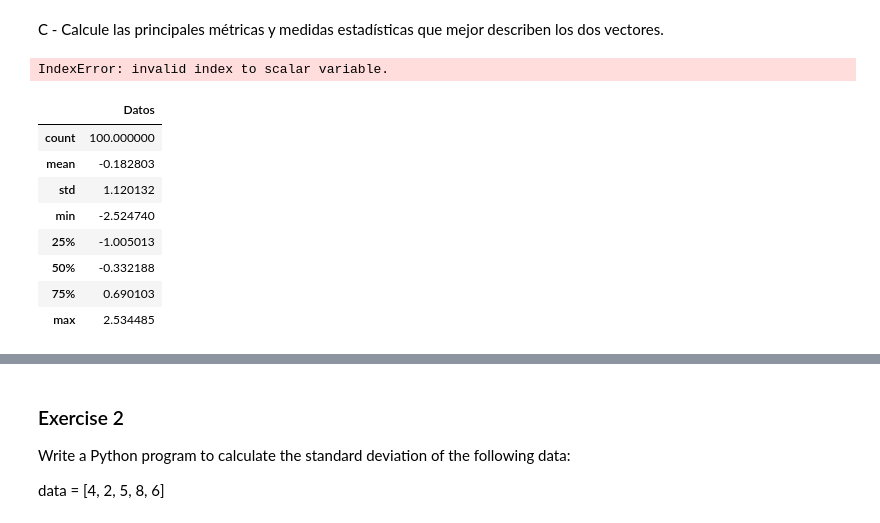
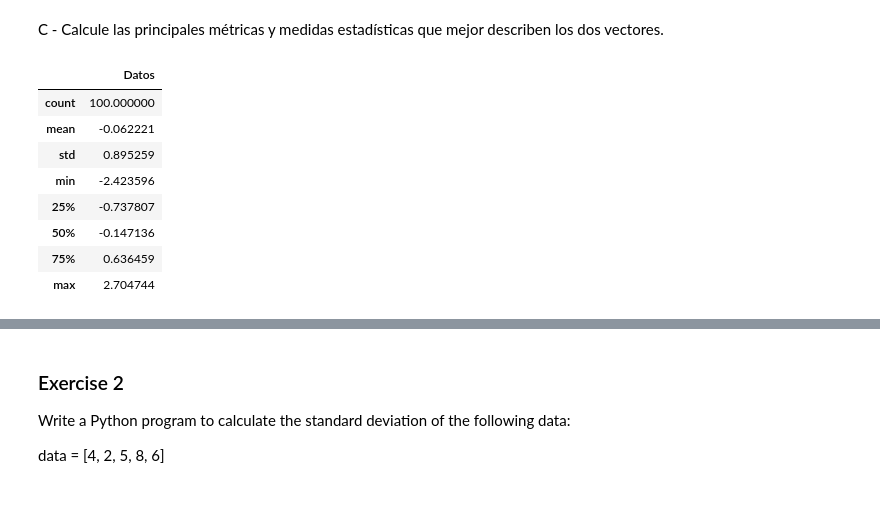
Before and after one commit to 4GeeksAcademy/my_descriptive-statistics-exercises-project-with-python, a Jupyter notebook: notebook/problems.ipynb, the cells around one changed output, grey strips where cells are left out. Cells and saved outputs as stored; diff of their text form; code cells hidden in the pictures.

```diff
--- a/notebook/problems.ipynb
+++ b/notebook/problems.ipynb
@@ -97,65 +60,33 @@ plt.show()
 # %% [markdown]
 C - Calcule las principales métricas y medidas estadísticas que mejor describen los dos vectores.
-# %%
-import numpy as np
-from scipy import stats
-import pandas as pd
-
-# Definir los parámetros para la distribución normal
-mu, sigma = 0, 1  # Media 0, Desviación estándar 1
-s = np.random.normal(mu, sigma, 100)
-
-# Calcular la media, mediana, moda y desviación estándar
-mean_s = np.mean(s)
-median_s = np.median(s)
-std_dev_s = np.std(s)
-
-# Para la moda usamos scipy.stats
-mode_s = stats.mode(s)[0][0]
-
-# Organizar los resultados en un diccionario
-stats_normal = {
-    "Media": mean_s,
-    "Mediana": median_s,
-    "Moda": mode_s,
-    "Desviación Estándar": std_dev_s
-}
-
-# Crear un DataFrame para visualizar
-df_stats_normal = pd.DataFrame(stats_normal, index=["Valores"]).T
-
-# Mostrar el DataFrame
-print(df_stats_normal)
-# %% [output]
-IndexError: invalid index to scalar variable.
 # %%
 import statistics as stats
 from scipy.stats import skew
 from scipy.stats import kurtosis
 import pandas as pd
 
-#mode = stats.mode(s)
+#mode = stats.mode(normal_array)
 #mode
 
-#media = stats.mean(s)
+#media = stats.mean(normal_array)
 #media
 
-#mediana = stats.median(s)
+#mediana = stats.median(snormal_array)
 #mediana
 
 
-df = pd.DataFrame(s, columns=['Datos'])
+df = pd.DataFrame(normal_array, columns=['Datos'])
 df.describe()
 # %% [output]
 |  | Datos |
 | count | 100.000000 |
-| mean | -0.182803 |
-| std | 1.120132 |
-| min | -2.524740 |
-| 25% | -1.005013 |
-| 50% | -0.332188 |
-| 75% | 0.690103 |
-| max | 2.534485 |
+| mean | -0.062221 |
+| std | 0.895259 |
+| min | -2.423596 |
+| 25% | -0.737807 |
+| 50% | -0.147136 |
+| 75% | 0.636459 |
+| max | 2.704744 |
 # %%
 df2 = pd.DataFrame(chi, columns=['Datos'])
 df2.describe()
```
Also changed, not shown: parts of 8 cells of this notebook.
